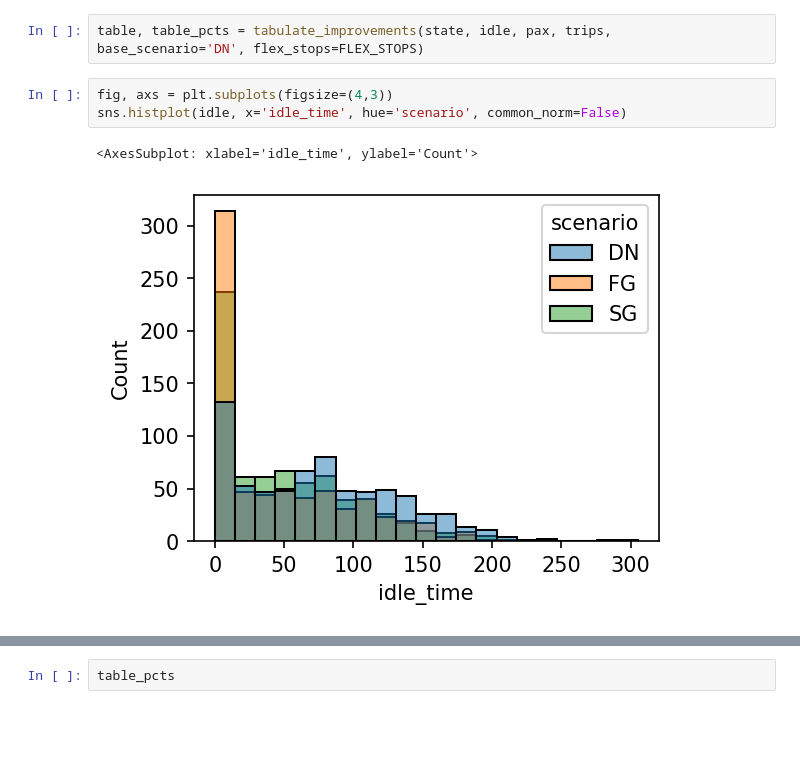
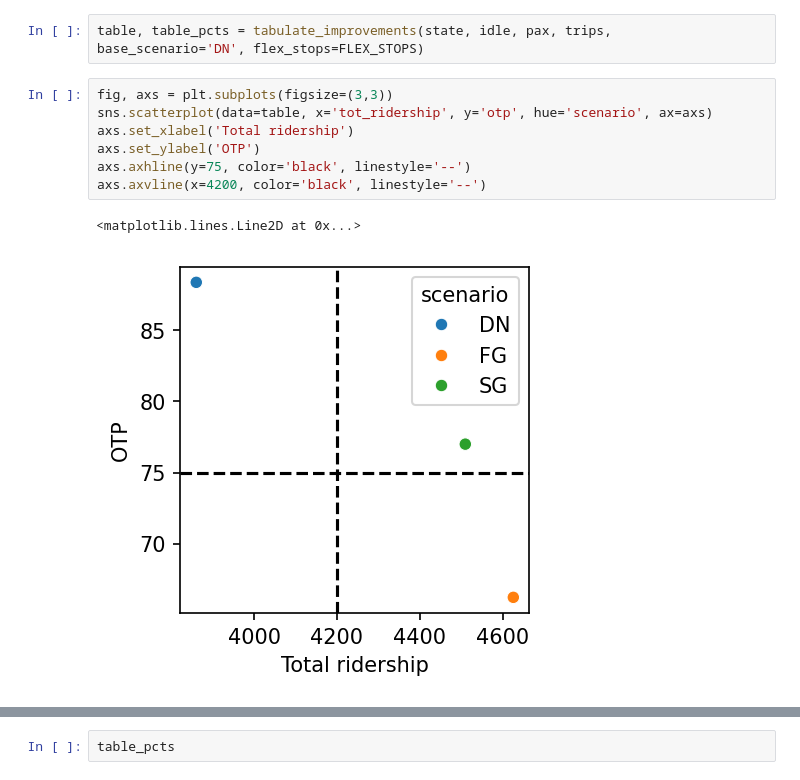
Before and after one commit to joerovar/flex-bus-sim, a Jupyter notebook: test.ipynb, the cells around one changed output, grey strips where cells are left out. Saved outputs shown, nothing was run; the diff lists cells and outputs as text; blank space fills up the shorter version.

```diff
--- a/test.ipynb
+++ b/test.ipynb
@@ -28,12 +62,16 @@ SG    117
 Name: action, dtype: int64
 # %%
 table, table_pcts = tabulate_improvements(state, idle, pax, trips, base_scenario='DN', flex_stops=FLEX_STOPS)
-# %%
-fig, axs = plt.subplots(figsize=(4,3))
-sns.histplot(idle, x='idle_time', hue='scenario', common_norm=False)
-# %% [output]
-<AxesSubplot: xlabel='idle_time', ylabel='Count'>
-[figure, removed]
+# %%
+fig, axs = plt.subplots(figsize=(3,3))
+sns.scatterplot(data=table, x='tot_ridership', y='otp', hue='scenario', ax=axs)
+axs.set_xlabel('Total ridership')
+axs.set_ylabel('OTP')
+axs.axhline(y=75, color='black', linestyle='--')
+axs.axvline(x=4200, color='black', linestyle='--')
+# %% [output]
+<matplotlib.lines.Line2D at 0x...>
+[figure, added]
 # %%
 table
 # %% [output]
```
Also changed, not shown: parts of 12 cells of this notebook, 3 other files.
